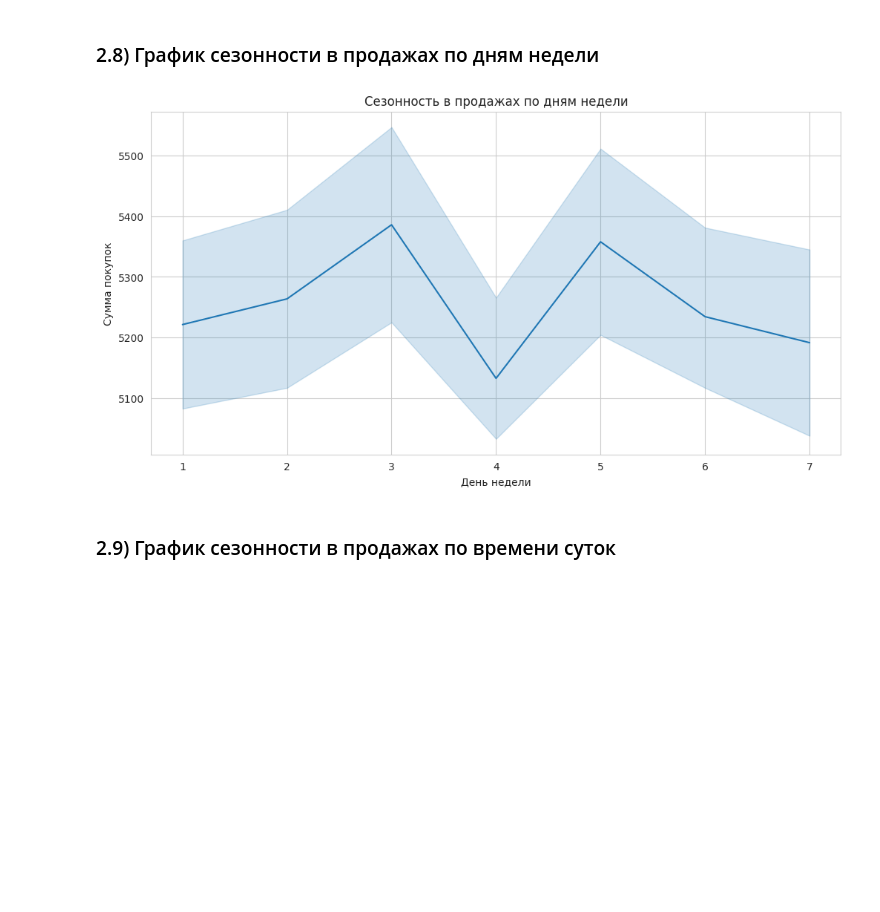
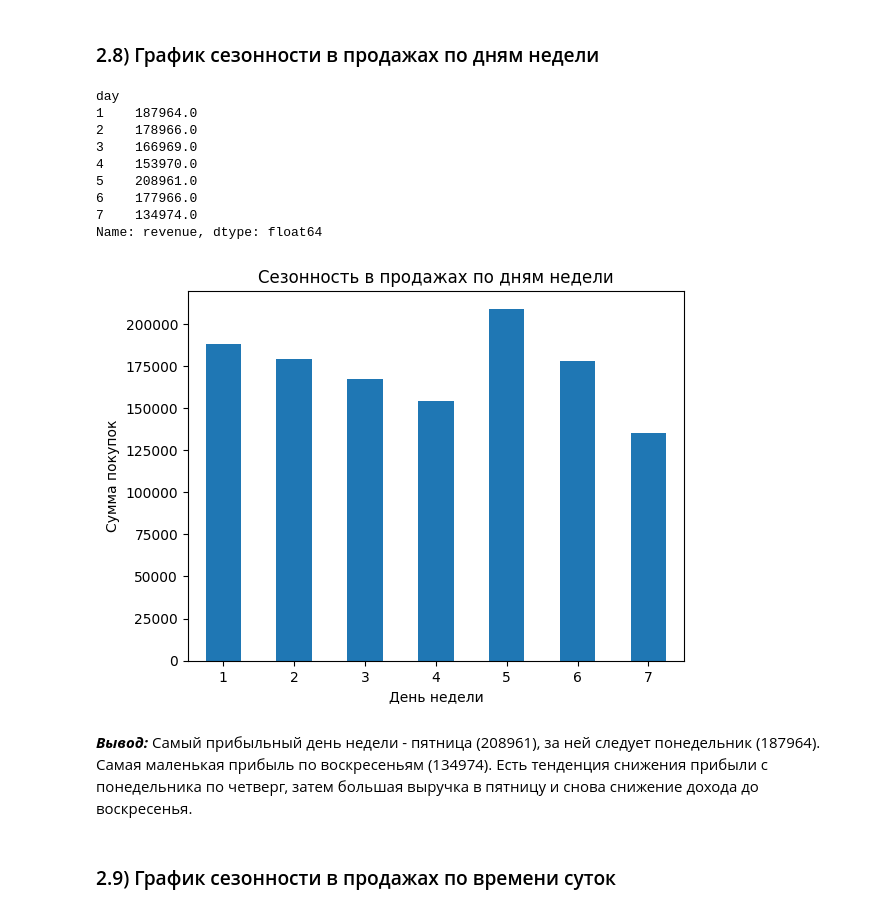
Before and after one commit to zhukovrost/lyceumFinalProject, a Jupyter notebook: project.ipynb, the cells around one changed output. Cells and saved outputs as stored; diff of their text form; code cells hidden in the pictures; blank space fills up the shorter version.

```diff
--- a/project.ipynb
+++ b/project.ipynb
@@ -457,14 +504,27 @@ plt.show()
 # %% [markdown]
 ### 2.8) График сезонности в продажах по дням недели
 # %%
-plt.figure(figsize=(12, 6))
-sns.lineplot(data=df, x='day', y='revenue')
+day_rev = df.groupby('day')['revenue'].sum()
+print(day_rev)
+day_rev.plot(kind='bar')
 plt.title('Сезонность в продажах по дням недели')
 plt.xlabel('День недели')
+plt.xticks(rotation=0)
 plt.ylabel('Сумма покупок')
 plt.show()
 # %% [output]
+day
+1    187964.0
+2    178966.0
+3    166969.0
+4    153970.0
+5    208961.0
+6    177966.0
+7    134974.0
+Name: revenue, dtype: float64
-[figure, old version]
+[figure, new version]
+# %% [markdown]
+***Вывод:*** Самый прибыльный день недели - пятница (208961), за ней следует понедельник (187964). Самая маленькая прибыль по воскресеньям (134974). Есть тенденция снижения прибыли с понедельника по четверг, затем большая выручка в пятницу и снова снижение дохода до воскресенья.
 # %% [markdown]
 ### 2.9) График сезонности в продажах по времени суток
 # %%
```
Also changed, not shown: parts of 24 cells of this notebook.
